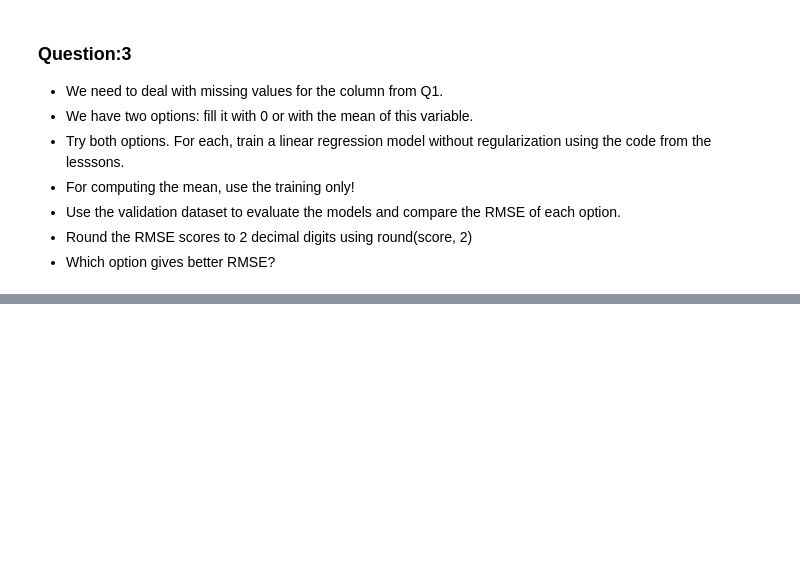
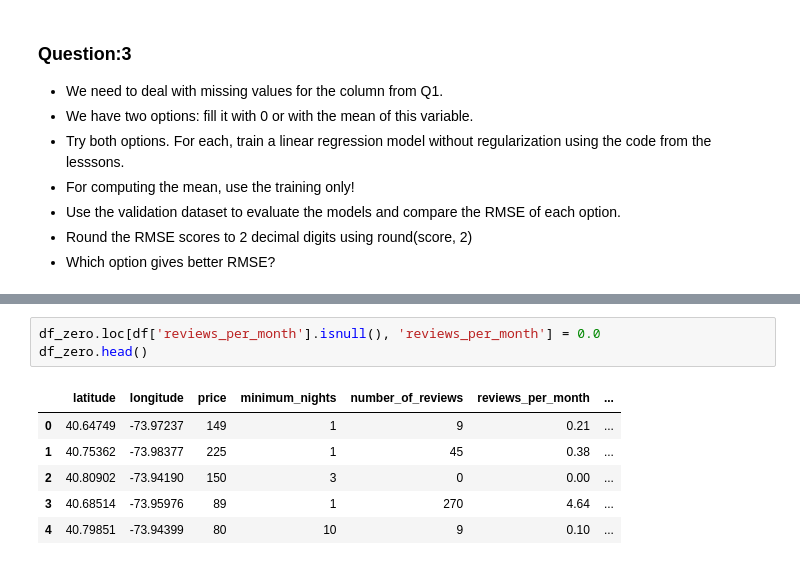
Before and after one commit to Praveenk8051/ml-codecamp, a Jupyter notebook: homework_2.ipynb, the cells around one changed output, grey strips where cells are left out. Drawn from its saved outputs; the diff is of its cells as text; blank space fills up the shorter version.

```diff
--- a/homework_2.ipynb
+++ b/homework_2.ipynb
@@ -122,0 +195,10 @@ len(y_train)
+# %%
+df_zero.loc[df['reviews_per_month'].isnull(), 'reviews_per_month'] = 0.0
+df_zero.head()
+# %% [output]
+|  | latitude | longitude | price | minimum_nights | number_of_reviews | reviews_per_month | ... |
+| 0 | 40.64749 | -73.97237 | 149 | 1 | 9 | 0.21 | ... |
+| 1 | 40.75362 | -73.98377 | 225 | 1 | 45 | 0.38 | ... |
+| 2 | 40.80902 | -73.94190 | 150 | 3 | 0 | 0.00 | ... |
+| 3 | 40.68514 | -73.95976 | 89 | 1 | 270 | 4.64 | ... |
+| 4 | 40.79851 | -73.94399 | 80 | 10 | 9 | 0.10 | ... |
```
Also changed, not shown: parts of 36 cells of this notebook.
